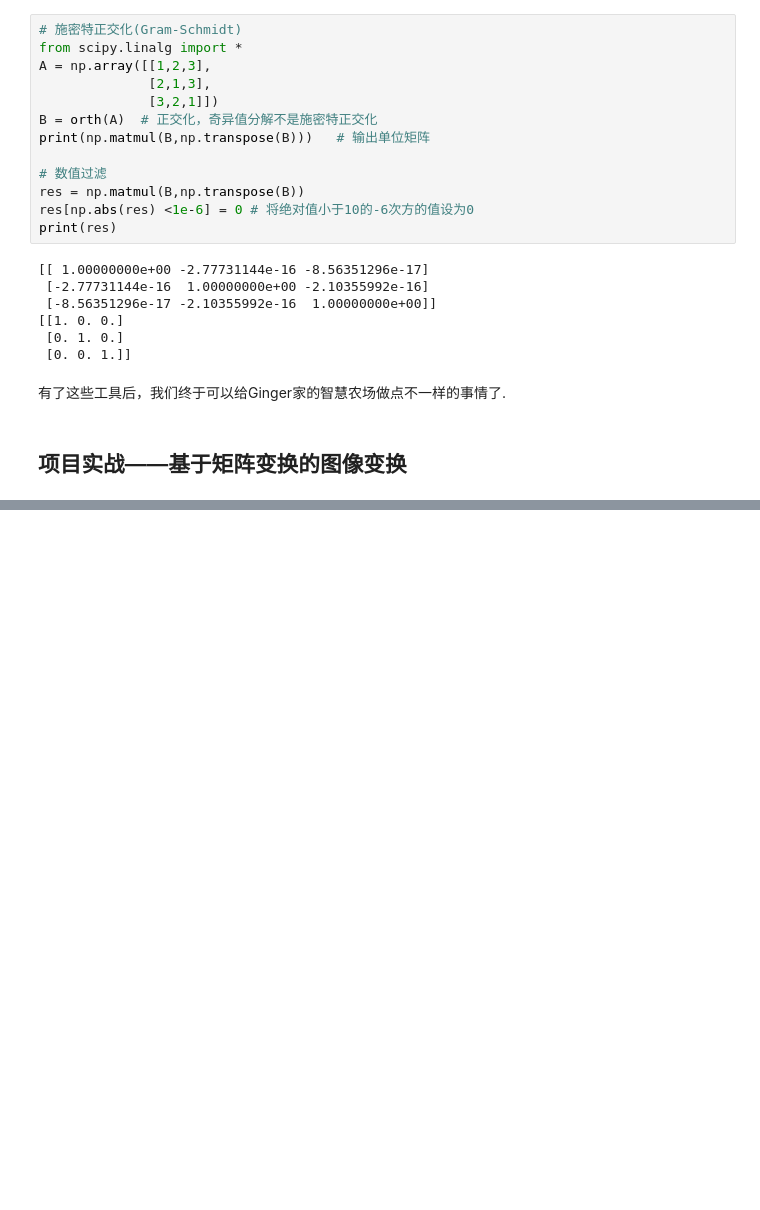
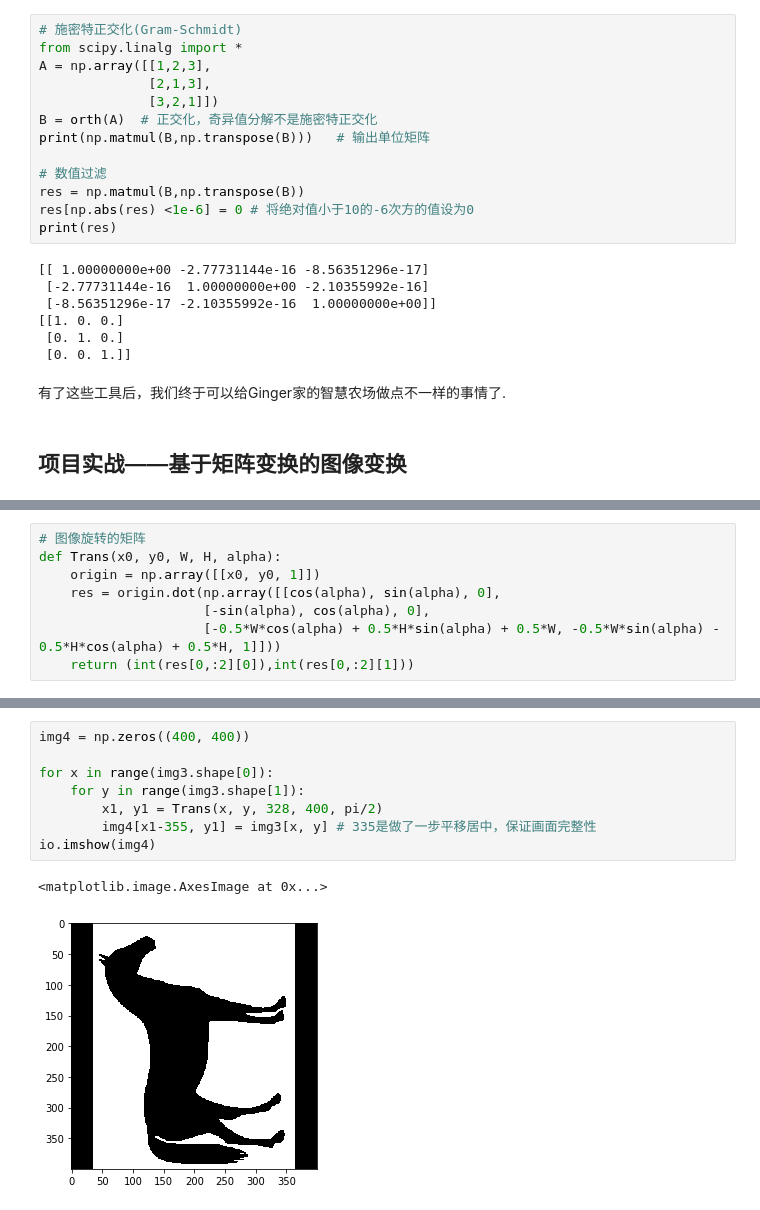
Before and after one commit to Git-Model/__init_Modeling__, a Jupyter notebook: 线性代数/线性代数.ipynb, the cells around one changed output, grey strips where cells are left out. Cells and saved outputs as stored; diff of their text form; blank space fills up the shorter version.

```diff
--- a/线性代数/线性代数.ipynb
+++ b/线性代数/线性代数.ipynb
@@ -945,0 +1067,8 @@ $$
+# %%
+# 图像旋转的矩阵
+def Trans(x0, y0, W, H, alpha):
+    origin = np.array([[x0, y0, 1]])
+    res = origin.dot(np.array([[cos(alpha), sin(alpha), 0],
+                     [-sin(alpha), cos(alpha), 0],
+                     [-0.5*W*cos(alpha) + 0.5*H*sin(alpha) + 0.5*W, -0.5*W*sin(alpha) - 0.5*H*cos(alpha) + 0.5*H, 1]]))
+    return (int(res[0,:2][0]),int(res[0,:2][1]))
@@ -945,0 +1083,11 @@ $$
+# %%
+img4 = np.zeros((400, 400))
+
+for x in range(img3.shape[0]):
+    for y in range(img3.shape[1]):
+        x1, y1 = Trans(x, y, 328, 400, pi/2)
+        img4[x1-355, y1] = img3[x, y] # 335是做了一步平移居中，保证画面完整性
+io.imshow(img4)
+# %% [output]
+<matplotlib.image.AxesImage at 0x...>
+[figure, added]
```
Also changed, not shown: parts of 14 cells of this notebook, 2 other files.
